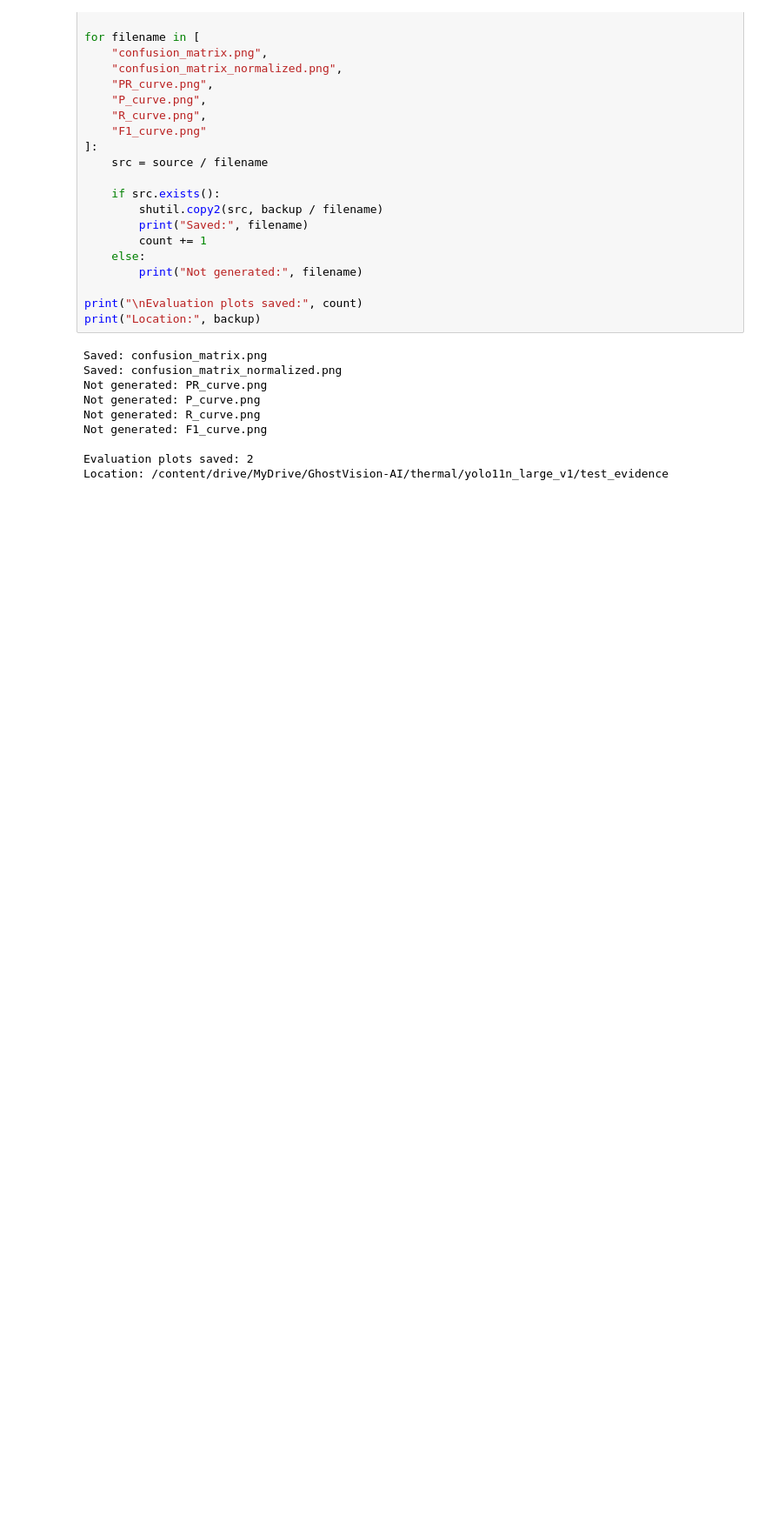
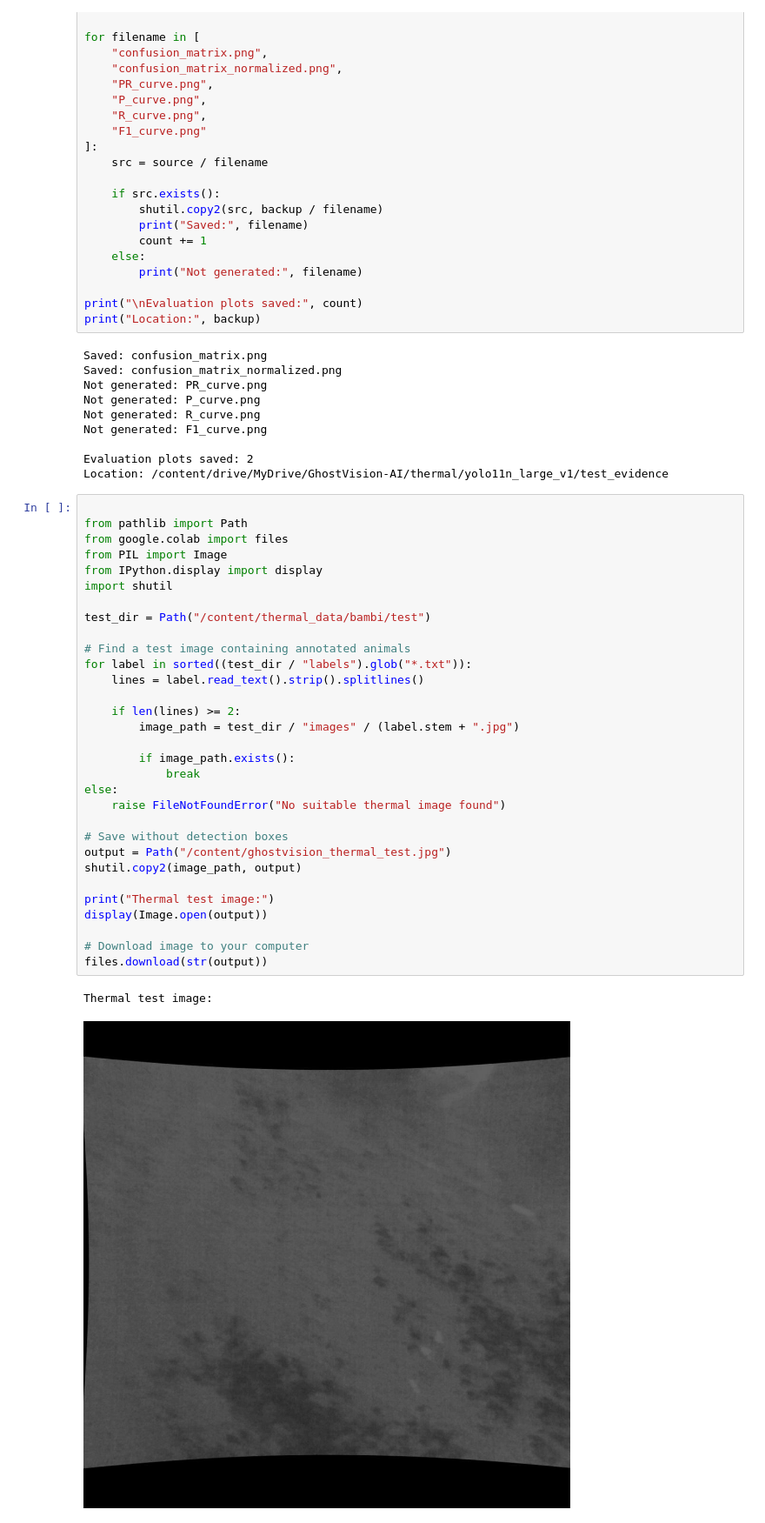
Before and after one commit to ReetomGogoi/GhostVision-AI, a Jupyter notebook: GhostVision_Thermal_Nikhil.ipynb, the cells around one changed output. Shown at 87% size. Drawn from its saved outputs; the diff is of its cells as text; blank space fills up the shorter version.

```diff
--- a/GhostVision_Thermal_Nikhil.ipynb
+++ b/GhostVision_Thermal_Nikhil.ipynb
@@ -1370,3 +1370,37 @@ Not generated: F1_curve.png
 
 Evaluation plots saved: 2
 Location: /content/drive/MyDrive/GhostVision-AI/thermal/yolo11n_large_v1/test_evidence
+# %%
+
+from pathlib import Path
+from google.colab import files
+from PIL import Image
+from IPython.display import display
+import shutil
+
+test_dir = Path("/content/thermal_data/bambi/test")
+
+# Find a test image containing annotated animals
+for label in sorted((test_dir / "labels").glob("*.txt")):
+    lines = label.read_text().strip().splitlines()
+
+    if len(lines) >= 2:
+        image_path = test_dir / "images" / (label.stem + ".jpg")
+
+        if image_path.exists():
+            break
+else:
+    raise FileNotFoundError("No suitable thermal image found")
+
+# Save without detection boxes
+output = Path("/content/ghostvision_thermal_test.jpg")
+shutil.copy2(image_path, output)
+
+print("Thermal test image:")
+display(Image.open(output))
+
+# Download image to your computer
+files.download(str(output))
+# %% [output]
+Thermal test image:
+[figure, added]
```
Also changed, not shown: parts of 4 cells of this notebook.
